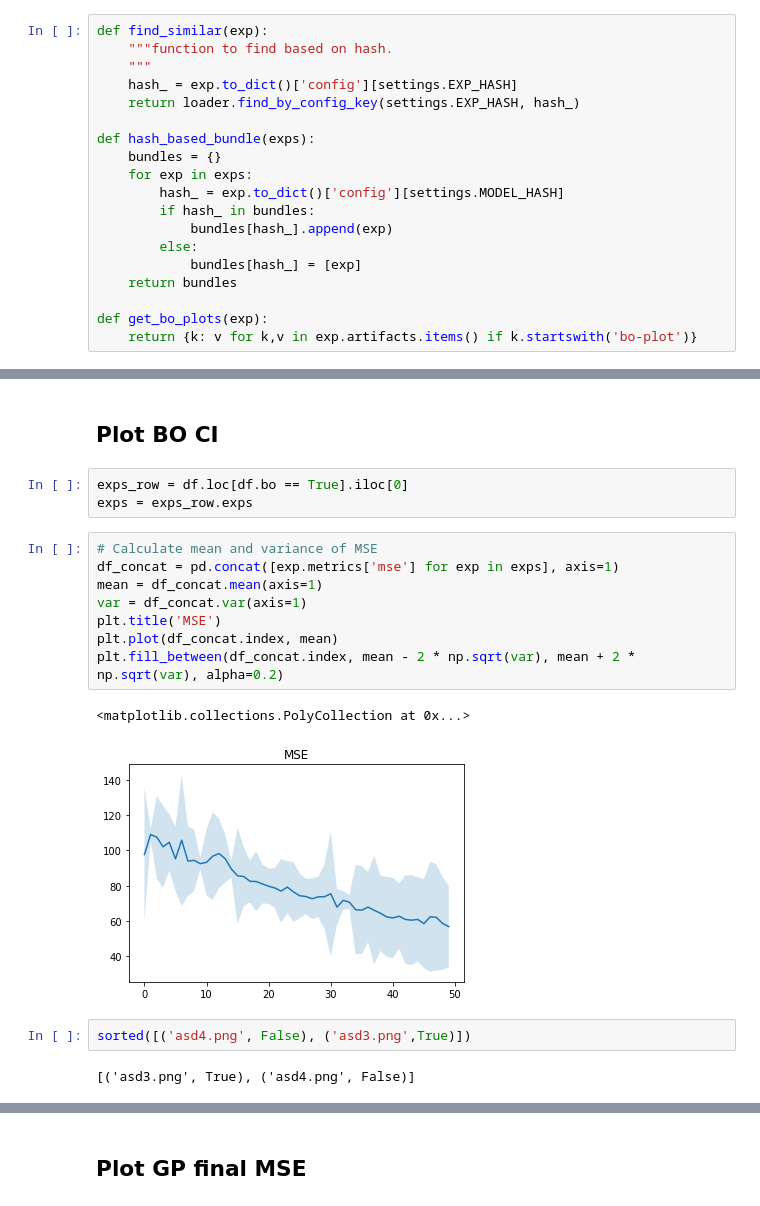
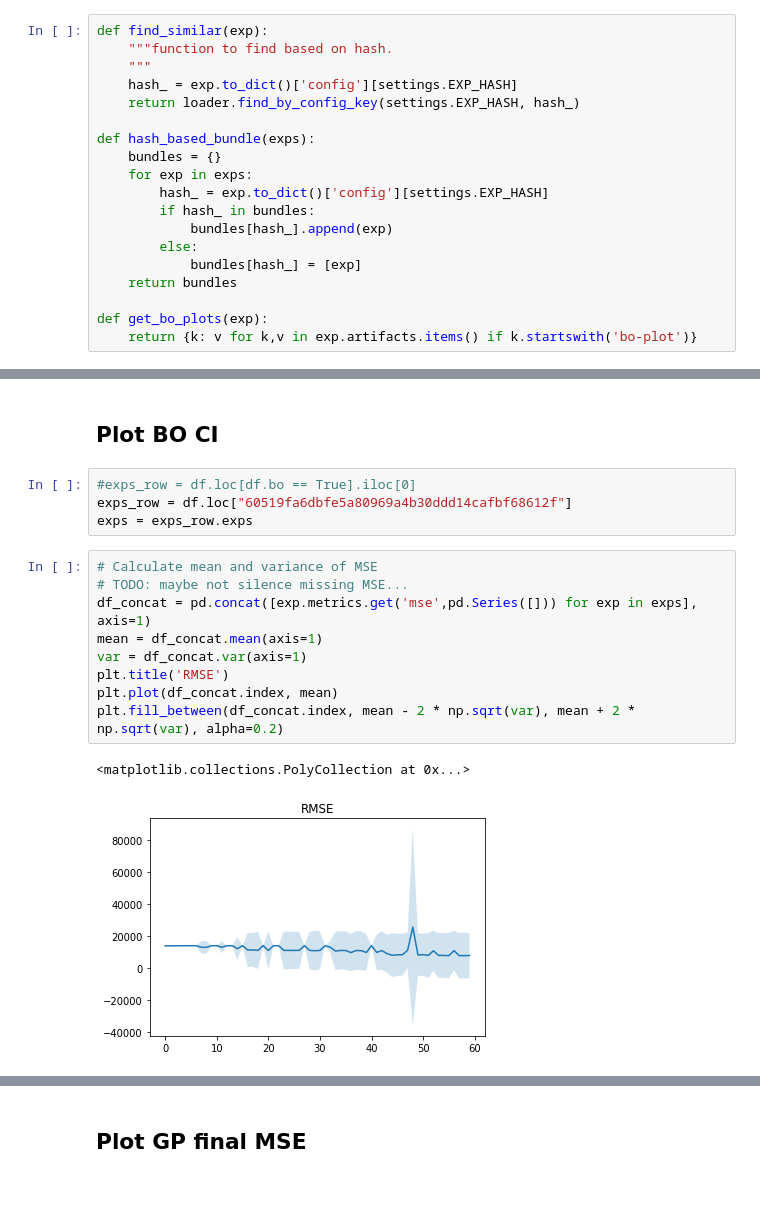
Before and after one commit to tmpethick/thesis-code, a Jupyter notebook: explorer_notebook.ipynb, the cells around one changed output, grey strips where cells are left out. Drawn from its saved outputs; the diff is of its cells as text.

Commit message:
Uses RMSE

```diff
--- a/explorer_notebook.ipynb
+++ b/explorer_notebook.ipynb
@@ -29,7 +29,7 @@ def find_similar(exp):
 def hash_based_bundle(exps):
     bundles = {}
     for exp in exps:
-        hash_ = exp.to_dict()['config'][settings.MODEL_HASH]
+        hash_ = exp.to_dict()['config'][settings.EXP_HASH]
         if hash_ in bundles:
             bundles[hash_].append(exp)
         else:
@@ -84,23 +81,21 @@ df
 # %% [markdown]
 ## Plot BO CI
 # %%
-exps_row = df.loc[df.bo == True].iloc[0]
+#exps_row = df.loc[df.bo == True].iloc[0]
+exps_row = df.loc["60519fa6dbfe5a80969a4b30ddd14cafbf68612f"]
 exps = exps_row.exps
 # %%
 # Calculate mean and variance of MSE
-df_concat = pd.concat([exp.metrics['mse'] for exp in exps], axis=1)
+# TODO: maybe not silence missing MSE...
+df_concat = pd.concat([exp.metrics.get('mse',pd.Series([])) for exp in exps], axis=1)
 mean = df_concat.mean(axis=1)
 var = df_concat.var(axis=1)
-plt.title('MSE')
+plt.title('RMSE')
 plt.plot(df_concat.index, mean)
 plt.fill_between(df_concat.index, mean - 2 * np.sqrt(var), mean + 2 * np.sqrt(var), alpha=0.2)
 # %% [output]
 <matplotlib.collections.PolyCollection at 0x...>
-[figure, old version]
+[figure, new version]
-# %%
-sorted([('asd4.png', False), ('asd3.png',True)])
-# %% [output]
-[('asd3.png', True), ('asd4.png', False)]
 # %%
 # Plot all last BO plot
 # TODO: plot in grid
```
Also changed, not shown: parts of 8 cells of this notebook, 6 other files.
